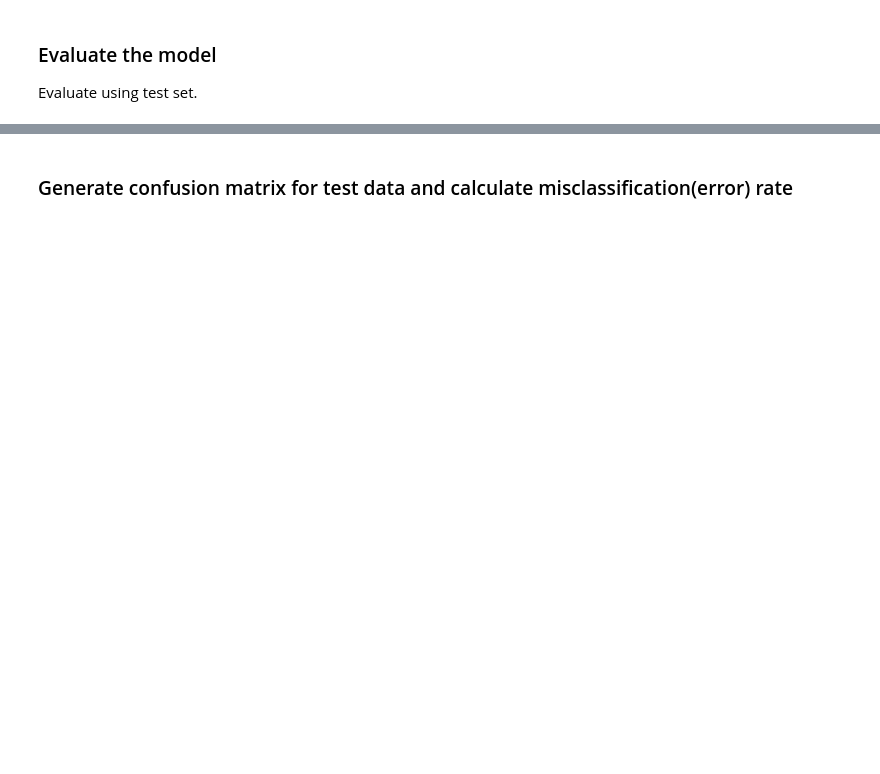
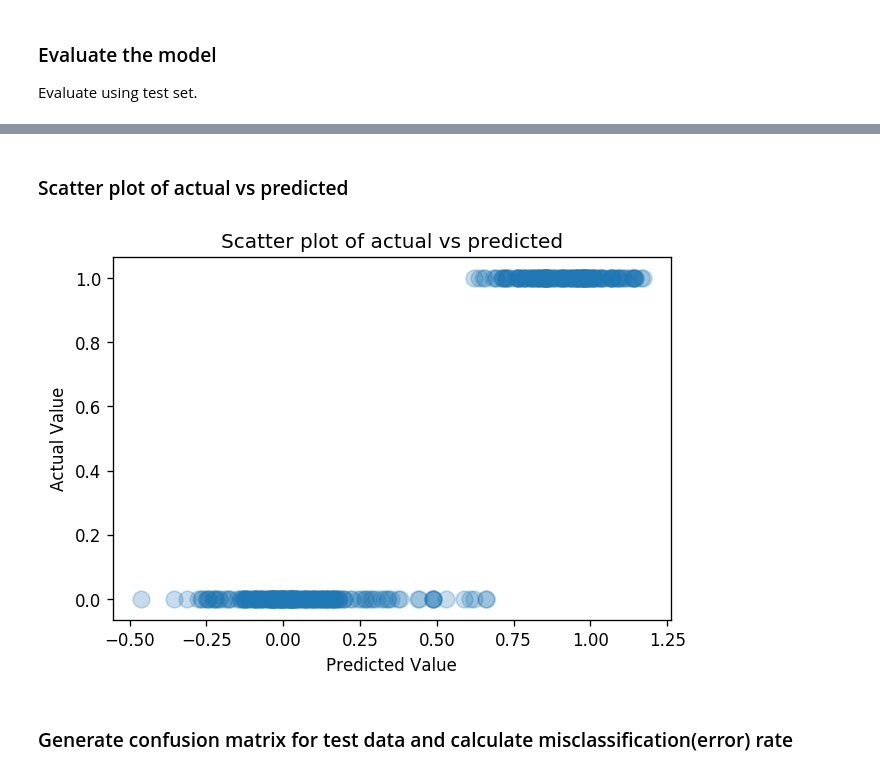
Before and after one commit to abitaaugustine/BankNoteAuthentication, a Jupyter notebook: Banknoteauth.ipynb, the cells around one changed output, grey strips where cells are left out. Saved outputs shown, nothing was run; the diff lists cells and outputs as text; code cells hidden in the pictures; blank space fills up the shorter version.

```diff
--- a/Banknoteauth.ipynb
+++ b/Banknoteauth.ipynb
@@ -251,4 +245,15 @@ df2
 343 rows × 2 columns
+# %% [markdown]
+### Scatter plot of actual vs predicted
+# %%
+plt.figure(dpi=120)
+plt.scatter(model.predict(test), test_labels, s=100, alpha=0.25)
+plt.xlabel("Predicted Value")
+plt.ylabel("Actual Value")
+plt.title("Scatter plot of actual vs predicted")
+plt.show()
+# %% [output]
+[figure, added]
 # %% [markdown]
 ### Generate confusion matrix for test data and calculate misclassification(error) rate
 # %%
```
Also changed, not shown: parts of 13 cells of this notebook.
